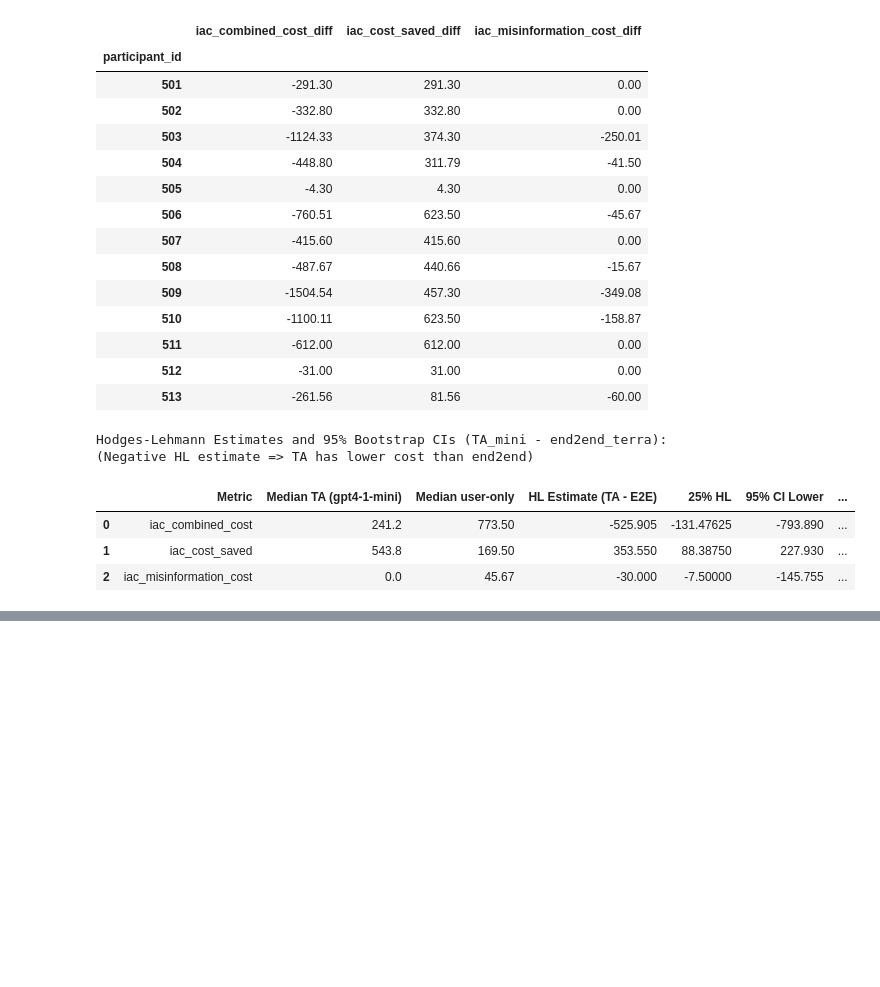
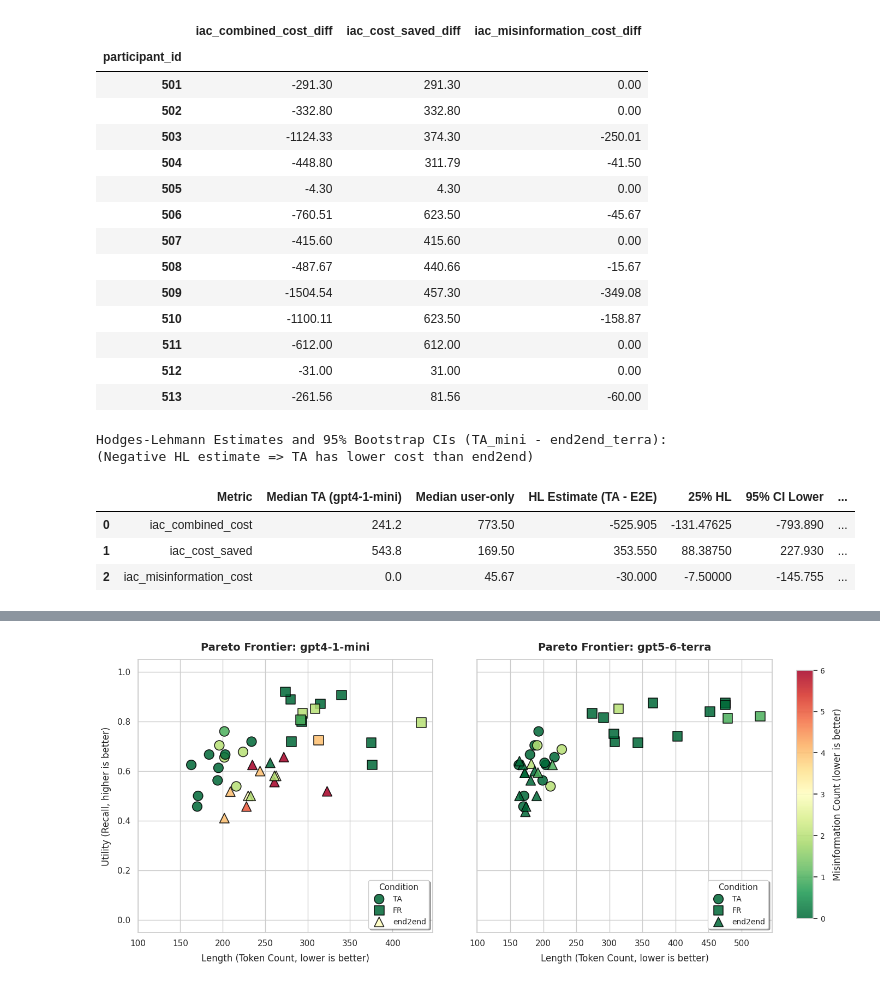
Before and after one commit to cairo-robotics/verbal_task_handover, a Jupyter notebook: analysis/statistical_analysis.ipynb, the cells around one changed output, grey strips where cells are left out. Drawn from its saved outputs; the diff is of its cells as text; code cells hidden in the pictures; blank space fills up the shorter version.

Commit message:
Added utility-length-misinformation cost Pareto analysis

```diff
--- a/analysis/statistical_analysis.ipynb
+++ b/analysis/statistical_analysis.ipynb
@@ -1508,0 +1579,53 @@ Hodges-Lehmann Estimates and 95% Bootstrap CIs (TA_mini - end2end_terra):
+# %%
+import matplotlib.pyplot as plt
+import seaborn as sns
+
+df_filtered = df_all[df_all["condition"].isin(["TA", "FR", "end2end"])].copy()
+
+sns.set_theme(style="whitegrid")
+fig, axes = plt.subplots(1, 2, figsize=(15, 6.5), sharey=True)
+
+models = ["gpt4-1-mini", "gpt5-6-terra"]
+markers = {"TA": "o", "FR": "s", "end2end": "^"}
+cmap = "RdYlGn_r"
+
+for ax, model in zip(axes, models):
+    df_m = df_filtered[df_filtered["model"] == model].copy()
+    sc_objects = {}
+    for cond, marker in markers.items():
+        df_c = df_m[df_m["condition"] == cond]
+        if len(df_c) == 0: continue
+        sc = ax.scatter(
+            df_c["token_count"],
+            df_c["recall"],
+            c=df_c["misinformation_count"],
+            cmap=cmap,
+            marker=marker,
+            s=160,
+            edgecolors="black",
+            linewidths=1.2,
+            alpha=0.85,
+            vmin=0,
+            vmax=6,
+            label=cond
+        )
+        sc_objects[cond] = sc
+
+    ax.set_title(f"Pareto Frontier: {model}", fontsize=14, fontweight="bold", pad=12)
+    ax.set_xlabel("Length (Token Count, lower is better)", fontsize=12, labelpad=8)
+    if ax == axes[0]:
+        ax.set_ylabel("Utility (Recall, higher is better)", fontsize=12, labelpad=8)
+    ax.set_ylim(-0.05, 1.05)
+    ax.set_xlim(left=100)
+    ax.legend(title="Condition", loc="lower right", frameon=True, shadow=True, fontsize=10, title_fontsize=11)
+
+cbar_ax = fig.add_axes([0.93, 0.15, 0.02, 0.7])
+cbar = fig.colorbar(sc, cax=cbar_ax)
+cbar.set_label("Misinformation Count (lower is better)", fontsize=12, labelpad=10)
+cbar.ax.tick_params(labelsize=10)
+
+plt.subplots_adjust(right=0.90, wspace=0.15)
+plt.savefig("pareto_frontier_comparison.png", dpi=300, bbox_inches="tight")
+plt.show()
+# %% [output]
+[figure, added]
```
Also changed, not shown: parts of 8 cells of this notebook.
